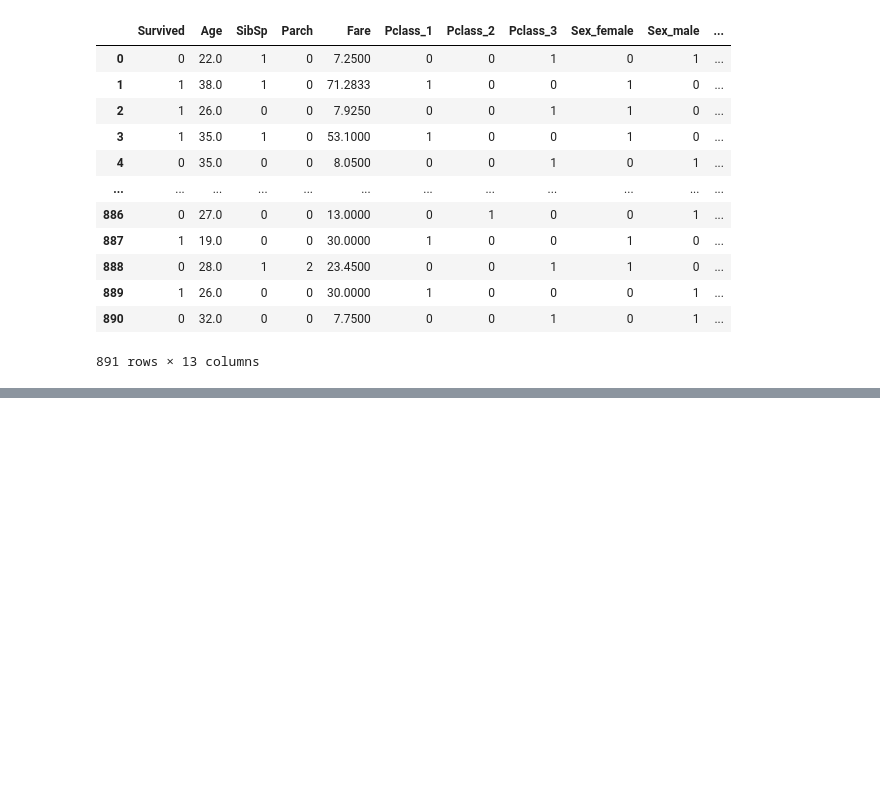
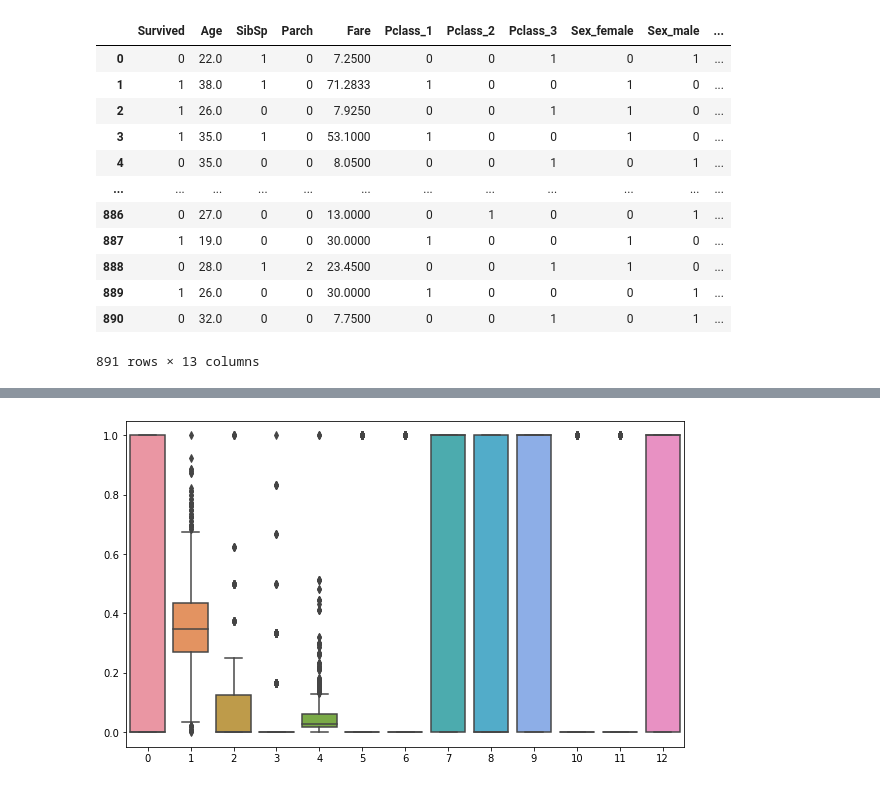
Before and after one commit to douglasfdantas/Python, a Jupyter notebook: Titanic/TitanicSurvivors.ipynb, the cells around one changed output, grey strips where cells are left out. Drawn from its saved outputs; the diff is of its cells as text; code cells hidden in the pictures; blank space fills up the shorter version.

```diff
--- a/Titanic/TitanicSurvivors.ipynb
+++ b/Titanic/TitanicSurvivors.ipynb
@@ -468,0 +525,9 @@ Padronizar as variáveis irá resultar em uma média igual a 0 e um desvio padr
+# %%
+# Treina o algoritmo e cria o objeto
+obj_norm = MinMaxScaler().fit(df)
+# %%
+# Aplica o normalizador
+df_norm = obj_norm.transform(df)
+# %%
+df_norm = pd.DataFrame(df_norm)
+df_norm
@@ -468,0 +548,8 @@ Padronizar as variáveis irá resultar em uma média igual a 0 e um desvio padr
+# %%
+# Visualizando o boxplot dos dados
+plt.figure(figsize=(10,6))
+ax = sns.boxplot(data=df_norm)
+
+# Dados entre 0 e 1
+# %% [output]
+[figure, added]
```
Also changed, not shown: parts of 40 cells of this notebook.
